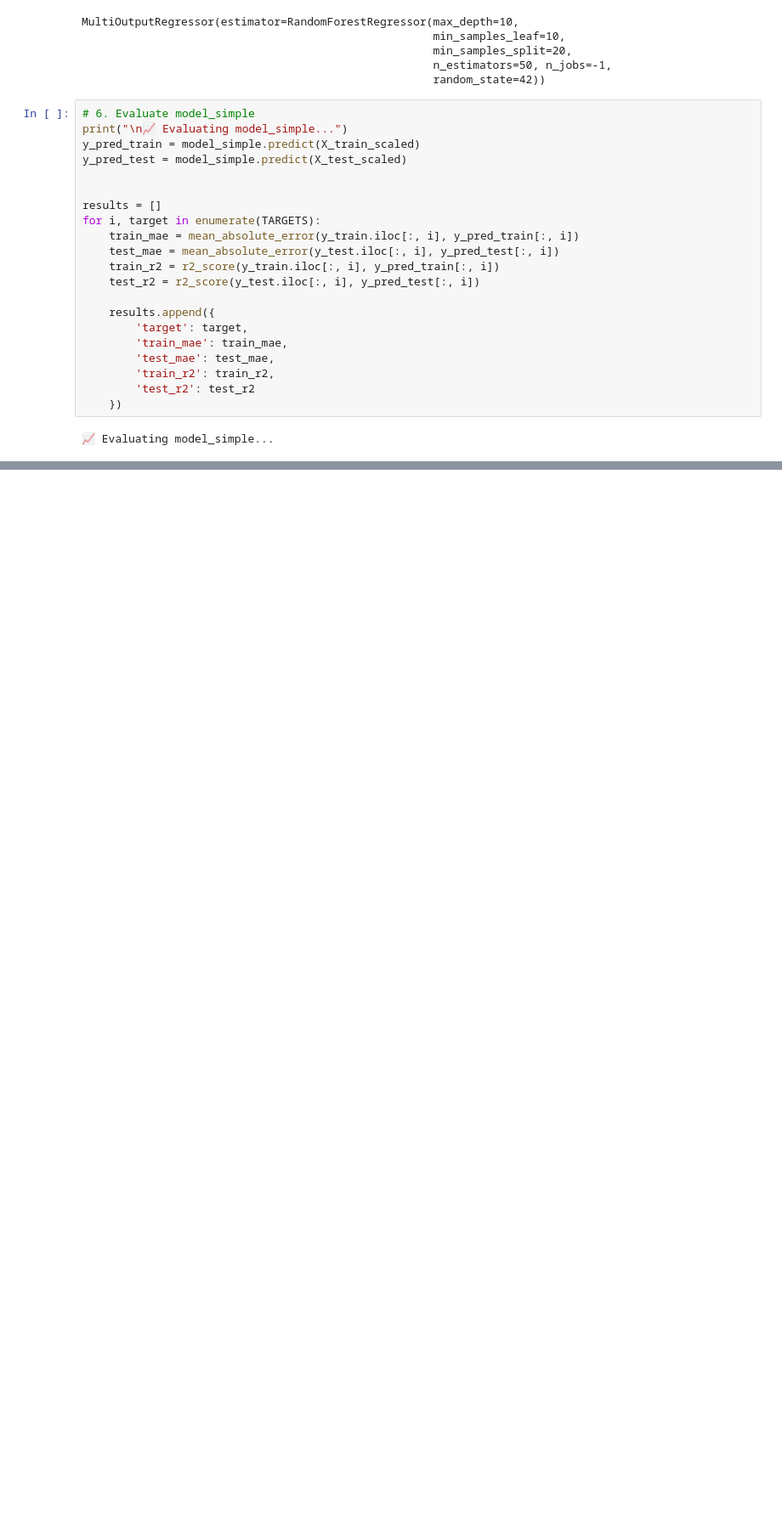
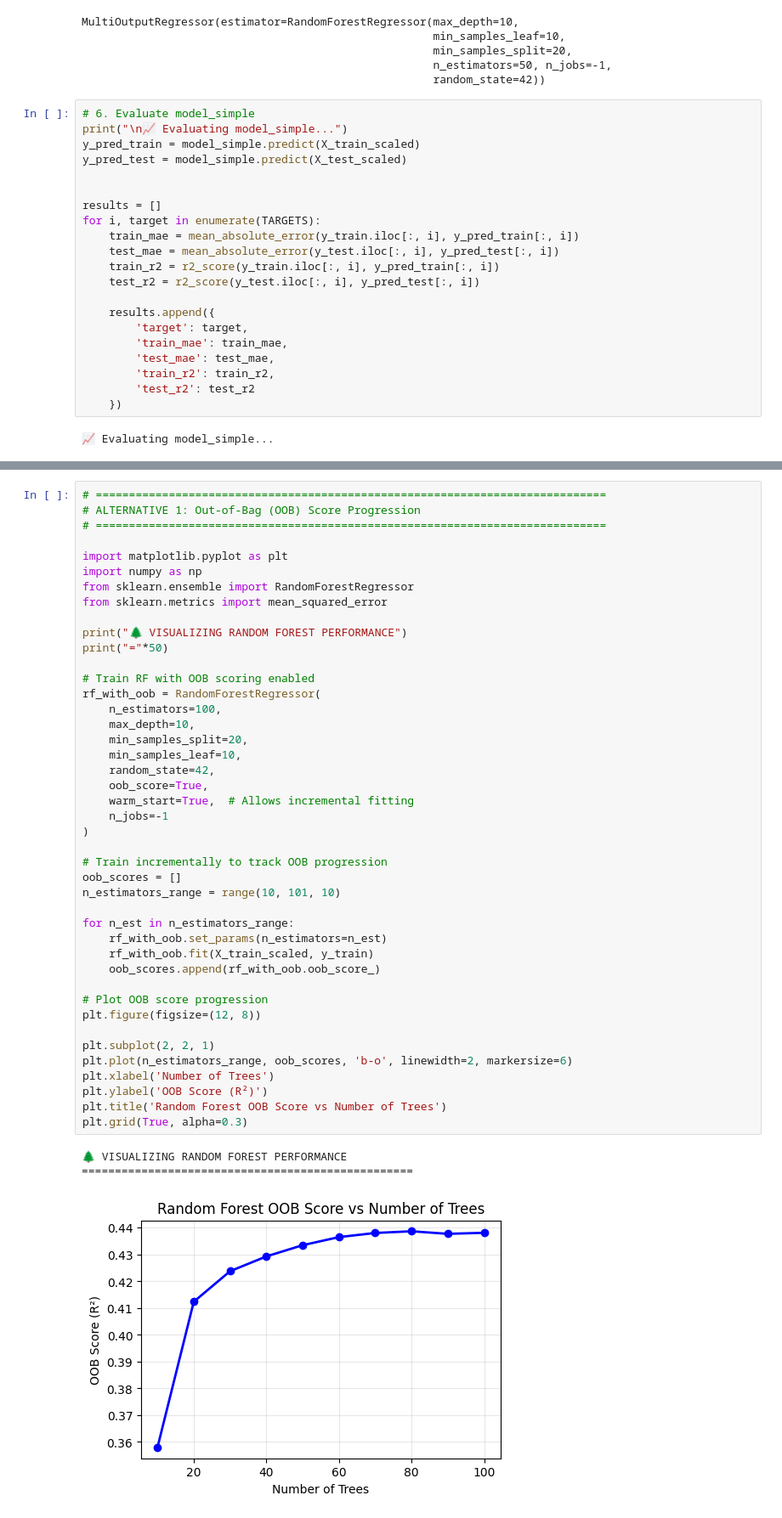
Before and after one commit to yejunkim28/Soccer-Model, a Jupyter notebook: model_2/notes/training.ipynb, the cells around one changed output, grey strips where cells are left out. Shown at 85% size. Cells and saved outputs as stored; diff of their text form; blank space fills up the shorter version.

```diff
--- a/model_2/notes/training.ipynb
+++ b/model_2/notes/training.ipynb
@@ -414,0 +382,47 @@ Test seasons: {2024: 633, 2025: 658}
+# %%
+# =============================================================================
+# ALTERNATIVE 1: Out-of-Bag (OOB) Score Progression
+# =============================================================================
+
+import matplotlib.pyplot as plt
+import numpy as np
+from sklearn.ensemble import RandomForestRegressor
+from sklearn.metrics import mean_squared_error
+
+print("🌲 VISUALIZING RANDOM FOREST PERFORMANCE")
+print("="*50)
+
+# Train RF with OOB scoring enabled
+rf_with_oob = RandomForestRegressor(
+    n_estimators=100,
+    max_depth=10,
+    min_samples_split=20,
+    min_samples_leaf=10,
+    random_state=42,
+    oob_score=True,
+    warm_start=True,  # Allows incremental fitting
+    n_jobs=-1
+)
+
+# Train incrementally to track OOB progression
+oob_scores = []
+n_estimators_range = range(10, 101, 10)
+
+for n_est in n_estimators_range:
+    rf_with_oob.set_params(n_estimators=n_est)
+    rf_with_oob.fit(X_train_scaled, y_train)
+    oob_scores.append(rf_with_oob.oob_score_)
+
+# Plot OOB score progression
+plt.figure(figsize=(12, 8))
+
+plt.subplot(2, 2, 1)
+plt.plot(n_estimators_range, oob_scores, 'b-o', linewidth=2, markersize=6)
+plt.xlabel('Number of Trees')
+plt.ylabel('OOB Score (R²)')
+plt.title('Random Forest OOB Score vs Number of Trees')
+plt.grid(True, alpha=0.3)
+# %% [output]
+🌲 VISUALIZING RANDOM FOREST PERFORMANCE
+==================================================
+[figure, added]
```
Also changed, not shown: parts of 19 cells of this notebook, 5 other files.
